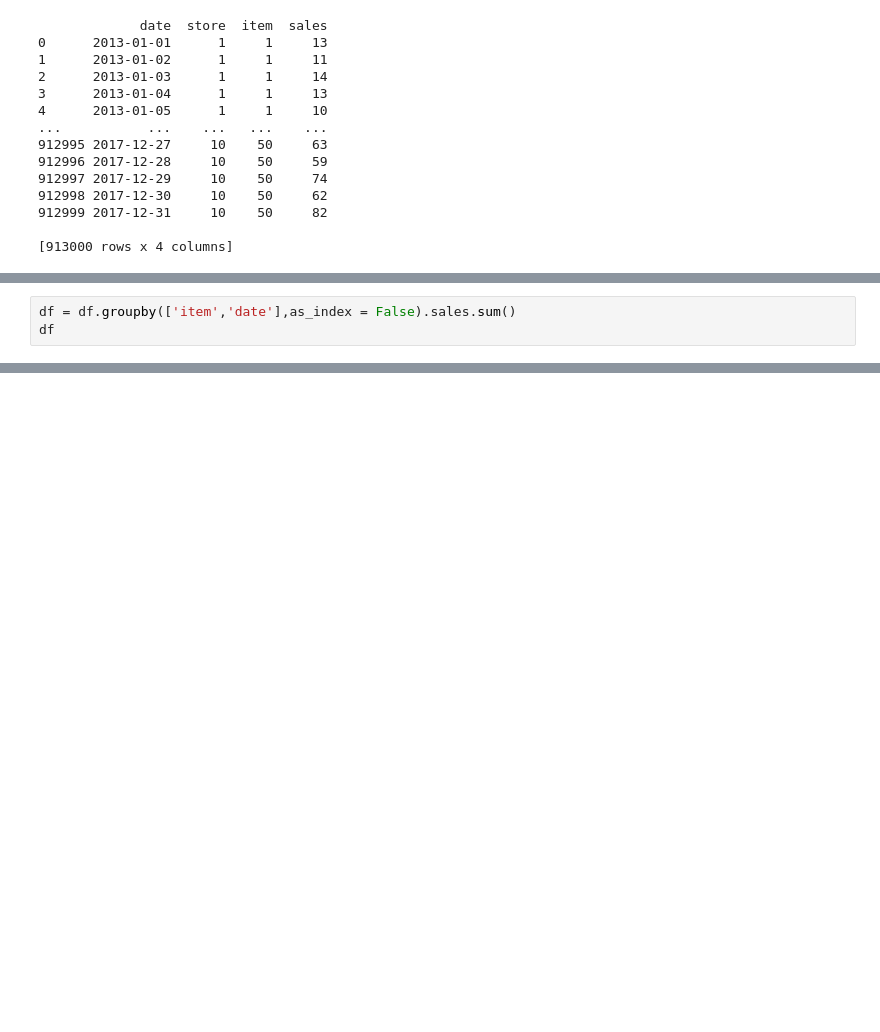
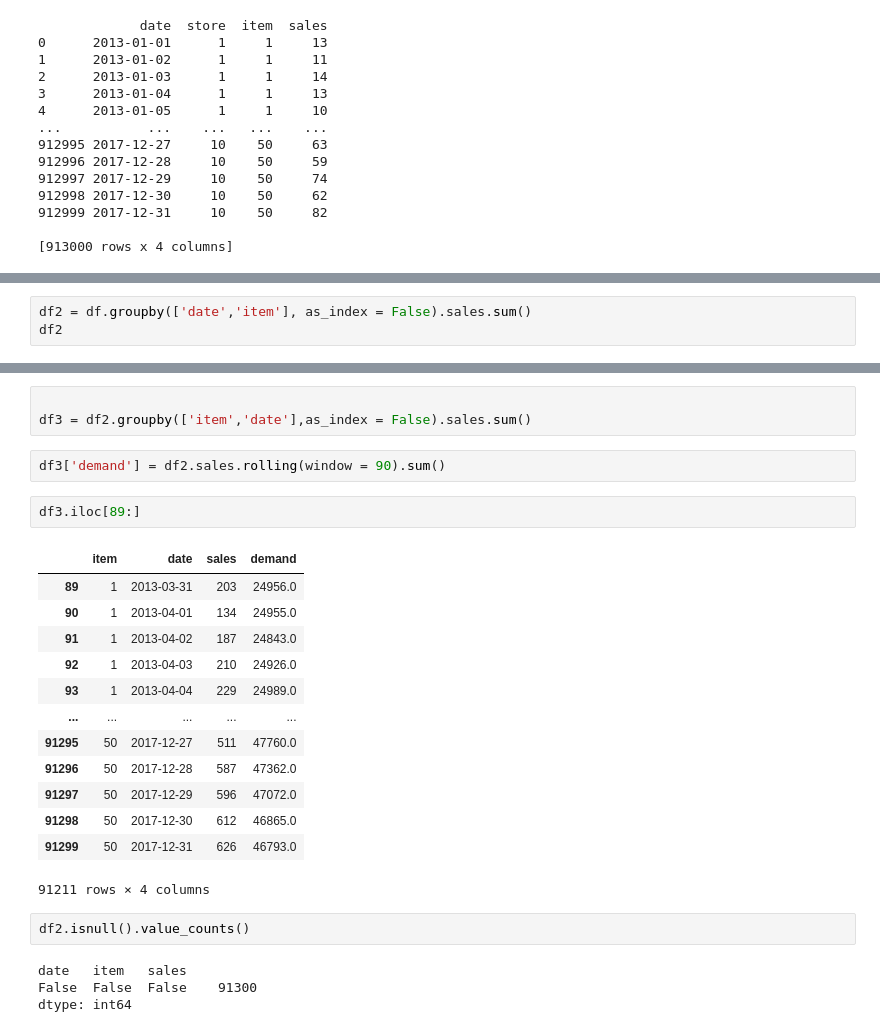
Before and after one commit to Harish-aditya/Inventory_forecasting, a Jupyter notebook: inventoryforecasting.ipynb, the cells around one changed output, grey strips where cells are left out. Saved outputs shown, nothing was run; the diff lists cells and outputs as text; blank space fills up the shorter version.

```diff
--- a/inventoryforecasting.ipynb
+++ b/inventoryforecasting.ipynb
@@ -135,3 +78,0 @@ df
-# %%
-df = df.groupby(['item','date'],as_index = False).sales.sum()
-df
@@ -314,0 +79,3 @@ from sklearn.metrics import roc_auc_score,roc_curve,classification_report,accura
+# %%
+df2 = df.groupby(['date','item'], as_index = False).sales.sum()
+df2
@@ -314,0 +96,27 @@ from sklearn.metrics import roc_auc_score,roc_curve,classification_report,accura
+# %%
+
+df3 = df2.groupby(['item','date'],as_index = False).sales.sum()
+# %%
+df3['demand'] = df2.sales.rolling(window = 90).sum()
+# %%
+df3.iloc[89:]
+# %% [output]
+|  | item | date | sales | demand |
+| 89 | 1 | 2013-03-31 | 203 | 24956.0 |
+| 90 | 1 | 2013-04-01 | 134 | 24955.0 |
+| 91 | 1 | 2013-04-02 | 187 | 24843.0 |
+| 92 | 1 | 2013-04-03 | 210 | 24926.0 |
+| 93 | 1 | 2013-04-04 | 229 | 24989.0 |
+| ... | ... | ... | ... | ... |
+| 91295 | 50 | 2017-12-27 | 511 | 47760.0 |
+| 91296 | 50 | 2017-12-28 | 587 | 47362.0 |
+| 91297 | 50 | 2017-12-29 | 596 | 47072.0 |
+| 91298 | 50 | 2017-12-30 | 612 | 46865.0 |
+| 91299 | 50 | 2017-12-31 | 626 | 46793.0 |
+91211 rows × 4 columns
+# %%
+df2.isnull().value_counts()
+# %% [output]
+date   item   sales
+False  False  False    91300
+dtype: int64
```
Also changed, not shown: parts of 100 cells of this notebook.
